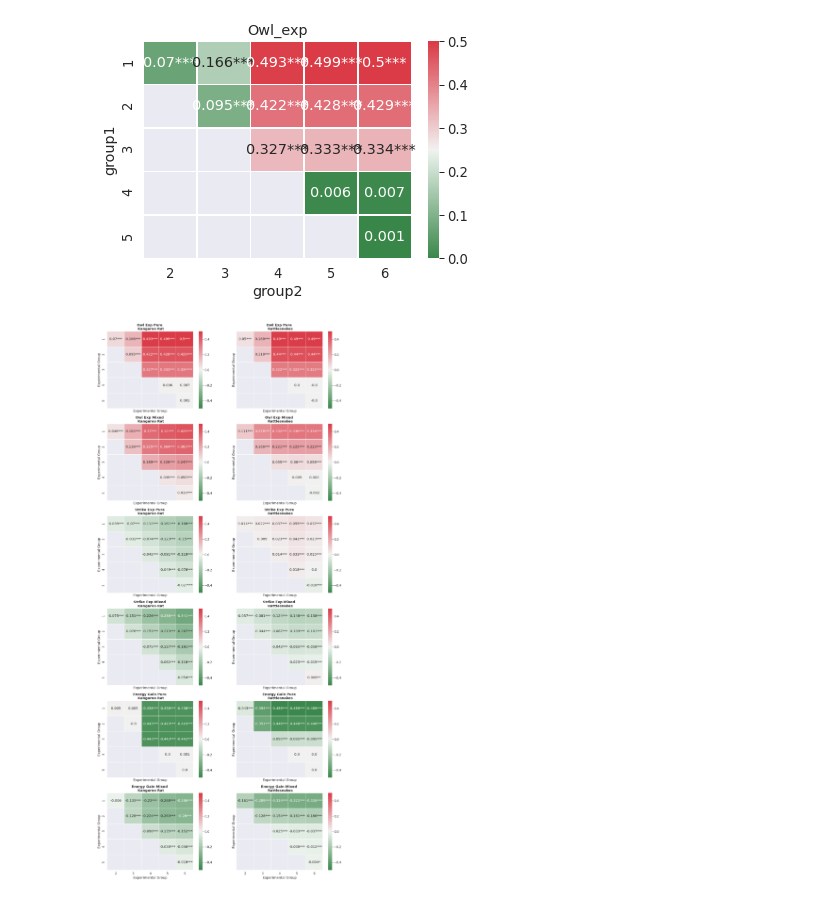
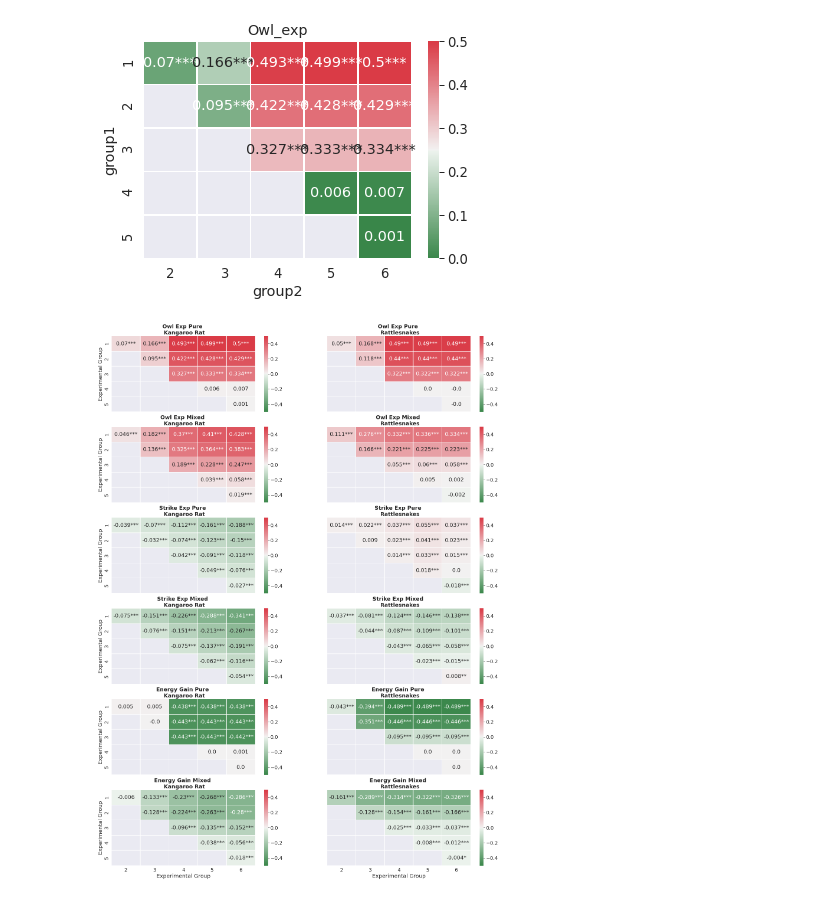
Before and after one commit to michaelremington2/uumarrty_post_sim_analysis, a Jupyter notebook: Anova_mh.ipynb, the cells around one changed output. Saved outputs shown, nothing was run; the diff lists cells and outputs as text; code cells hidden in the pictures.

Commit message:
updated figures for readability.

```diff
--- a/Anova_mh.ipynb
+++ b/Anova_mh.ipynb
@@ -217,33 +217,44 @@ Text(0.5, 1.0, 'Owl_exp')
 # %%
 import matplotlib.pyplot as plt
 experiment_names = ['owl_exp_pure',
                     'owl_exp_mixed',
                     'strike_exp_pure',
                     'strike_exp_mixed',
                     'energy_gain_pure',
                     'energy_gain_mixed',
                     ]
 
-fig, axes = plt.subplots(len(experiment_names), 2, sharex=True,sharey=True, figsize=(18,42))
+fig, axes = plt.subplots(len(experiment_names), 2, sharex=True,sharey=True, figsize=(24,33))
 
 #sns.set(style="ticks")
 sns.set_style("darkgrid")
-sns.set_context('paper', font_scale=1.5)
+sns.set_context('paper', font_scale=1.9)
 
 for i, title in enumerate(experiment_names):
     cmap = sns.diverging_palette(133, 10, as_cmap=True)
 
     krat_data,krat_labels = get_tukey_data(exp=title,org='krat')
     hmap = sns.heatmap(ax = axes[i,0],data= krat_data,cmap=cmap,linewidths=.5,vmin=-0.5, vmax=0.5, annot=krat_labels, fmt = '')
     hmap.set_title('{} \n Kangaroo Rat'.format(format_title(title)), fontweight='bold')
-    hmap.set(ylabel = "Experimental Group",
-             xlabel = "Experimental Group")
+    if i==len(experiment_names)-1:
+        hmap.set(xlabel = "Experimental Group",
+                 ylabel = "Experimental Group")
+    else:
+        hmap.set(ylabel = "Experimental Group",
+                 xlabel = "")
 
     snake_data,snake_labels = get_tukey_data(exp=title,org='snake')
     hmap_2 = sns.heatmap(ax = axes[i,1], data= snake_data,cmap=cmap,linewidths=.5,vmin=-0.5, vmax=0.5, annot=snake_labels, fmt = '')
     hmap_2.set_title('{} \n Rattlesnakes'.format(format_title(title)), fontweight='bold')
-    hmap_2.set(ylabel = "Experimental Group",
-               xlabel = "Experimental Group")
-plt.savefig('/home/mremington/Documents/uumarrty_post_sim/uumarrty_post_sim_analysis/images/figs/anova_results.png')
+    if i==len(experiment_names)-1:
+        hmap_2.set(xlabel = "Experimental Group",
+                   ylabel = "")
+        hmap_2.set_xlabel("Experimental Group", fontdict= { 'fontsize': 18})
+        hmap_2.set_ylabel("")
+    else:
+        hmap_2.set(ylabel = "",
+                   xlabel = "")
+
+plt.savefig('/home/mremington/Documents/uumarrty_post_sim/uumarrty_post_sim_analysis/images/figs/anova_results.png',bbox_inches='tight')
 # %% [output]
-[figure, old version]
+[figure, new version]
```
Also changed, not shown: 3 other files.
